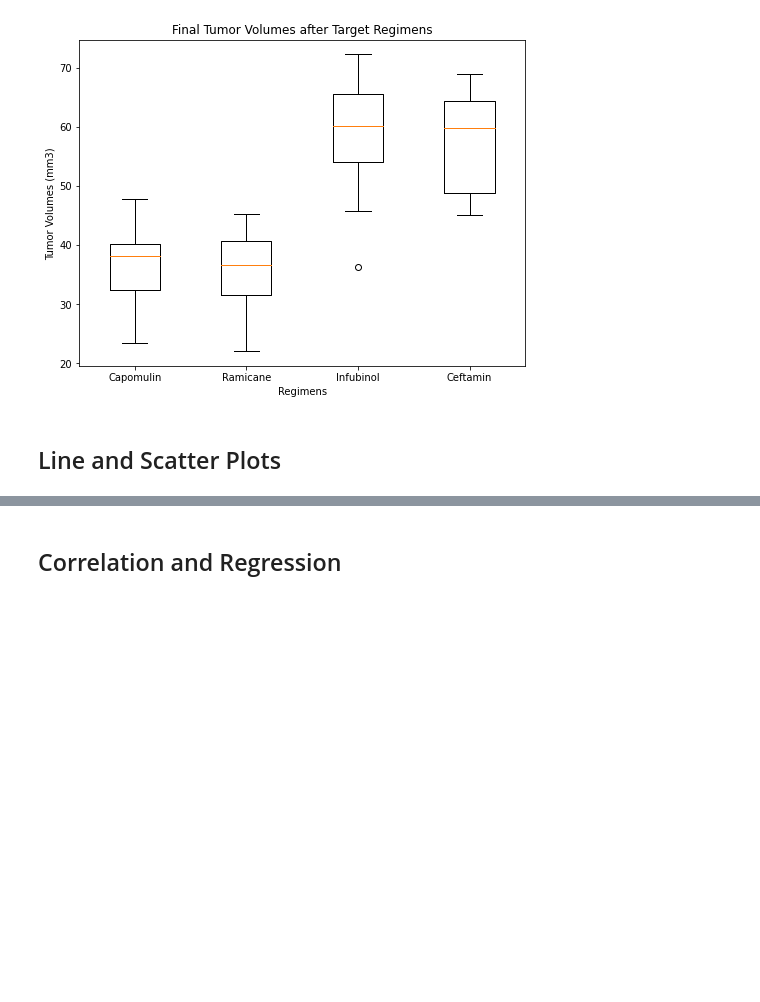
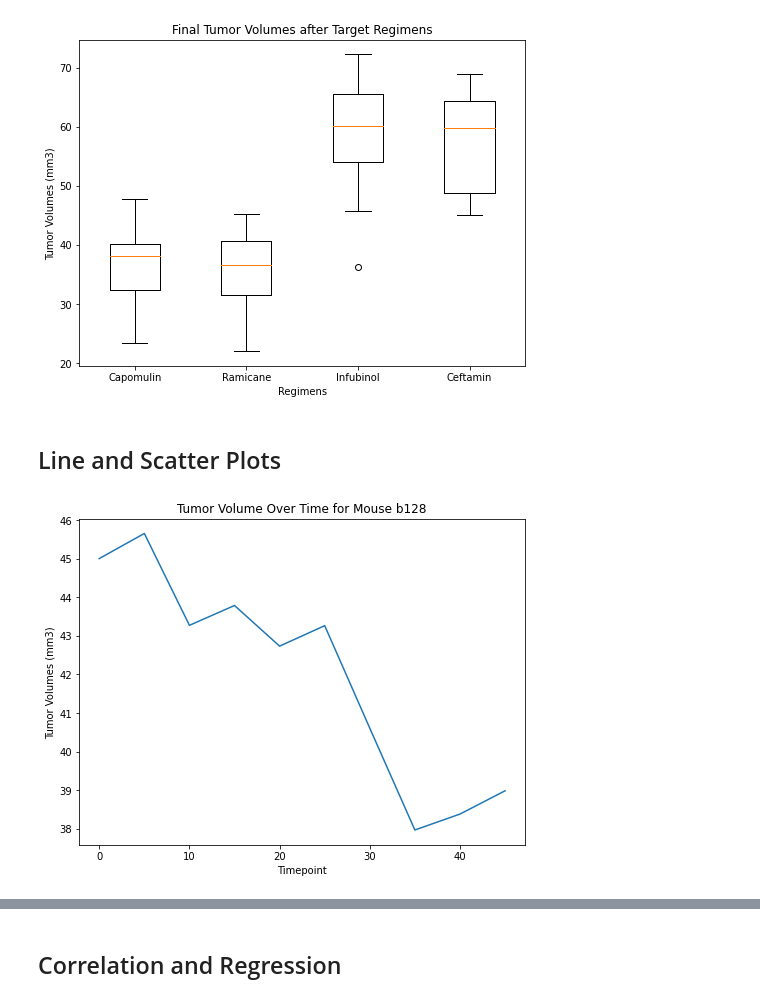
Before and after one commit to normanchan19/matplotlib-challenge, a Jupyter notebook: Pymaceuticals/pymaceuticals_starter.ipynb, the cells around one changed output, grey strips where cells are left out. Drawn from its saved outputs; the diff is of its cells as text; code cells hidden in the pictures; blank space fills up the shorter version.

```diff
--- a/Pymaceuticals/pymaceuticals_starter.ipynb
+++ b/Pymaceuticals/pymaceuticals_starter.ipynb
@@ -465,0 +461,25 @@ ax1.set_ylabel('Tumor Volumes (mm3)');
+# %%
+# Generate a line plot of tumor volume vs. time point for a mouse treated with Capomulin
+
+# Declare mouse ID of target mouse
+target_mouse_id = 'b128'
+
+# Filter data so that only target mouse data shows
+target_mouse_data_df = mouse_combined_clean_df[mouse_combined_clean_df['Mouse ID'] == target_mouse_id]
+
+# Convert target mouse's tumor volume and timepoints series to list
+target_mouse_tumor_volume_list = target_mouse_data_df['Tumor Volume (mm3)'].tolist()
+target_mouse_timepoint_list = target_mouse_data_df['Timepoint'].tolist()
+
+# Create figure
+fig1, ax1 = plt.subplots(figsize=(8,6));
+
+# Create boxplots
+ax1.plot(target_mouse_timepoint_list, target_mouse_tumor_volume_list);
+
+# Set chart title and labels
+ax1.set_title('Tumor Volume Over Time for Mouse ' + target_mouse_id);
+ax1.set_xlabel('Timepoint');
+ax1.set_ylabel('Tumor Volumes (mm3)');
+# %% [output]
+[figure, added]
```
Also changed, not shown: parts of 4 cells of this notebook.
